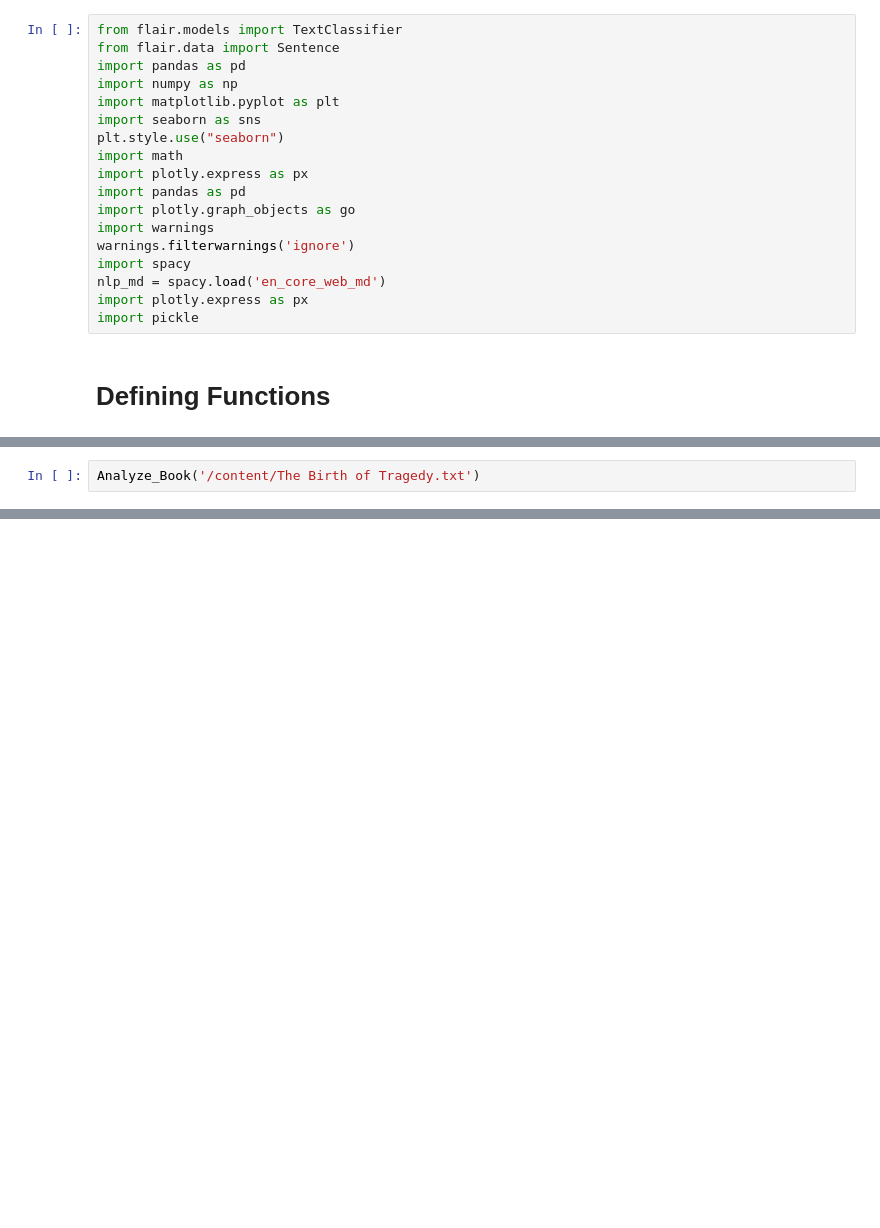
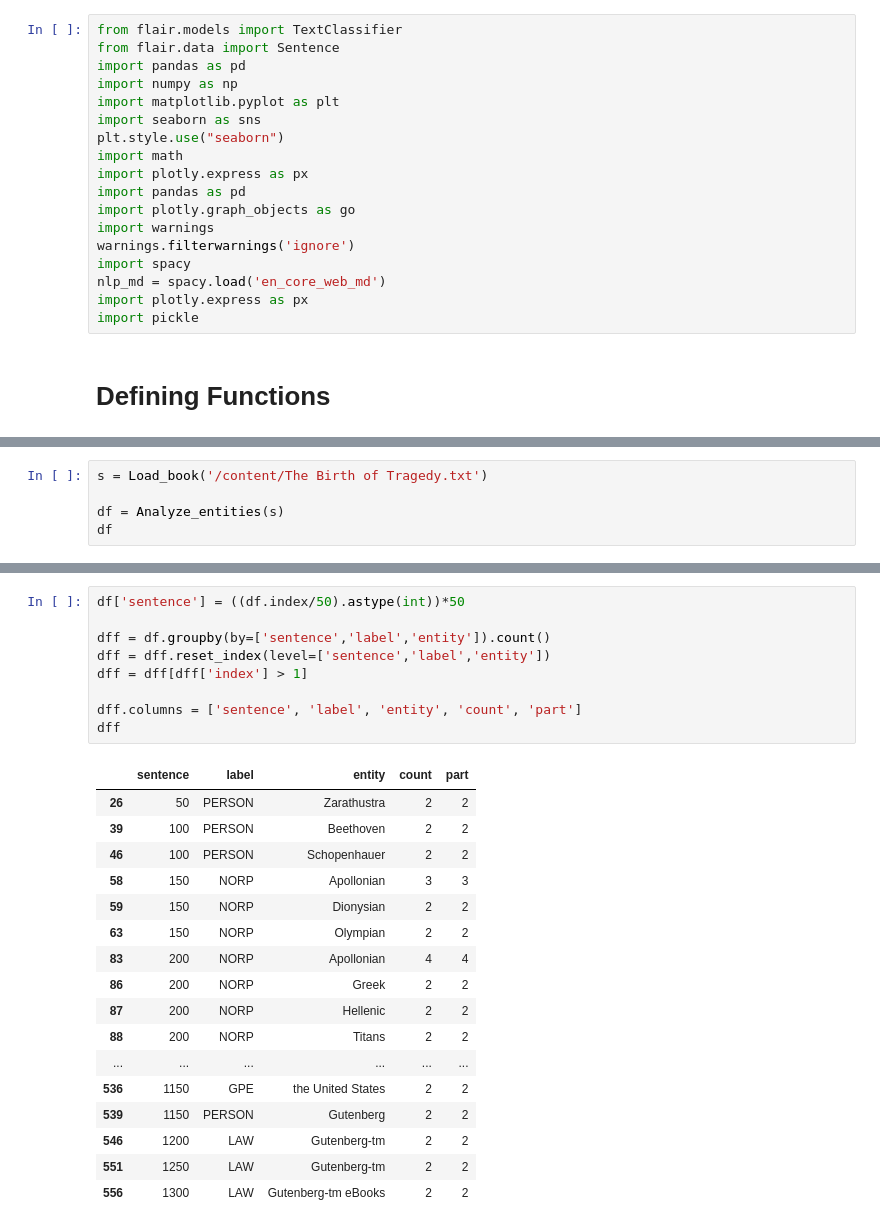
Before and after one commit to KhaldounN/Files-, a Jupyter notebook: FINAL_DSF.ipynb, the cells around one changed output, grey strips where cells are left out. Saved outputs shown, nothing was run; the diff lists cells and outputs as text; blank space fills up the shorter version.

```diff
--- a/FINAL_DSF.ipynb
+++ b/FINAL_DSF.ipynb
@@ -374,3 +385,6 @@ Analyze_Book('/content/On the Genealogy of Morality.txt')
 [figure]
 # %%
-Analyze_Book('/content/The Birth of Tragedy.txt')
+s = Load_book('/content/The Birth of Tragedy.txt')
+
+df = Analyze_entities(s)
+df
@@ -385,0 +410,27 @@ filtered_list = [i for indx,i in enumerate(sentences) if i == ' ']
+# %%
+df['sentence'] = ((df.index/50).astype(int))*50
+
+dff = df.groupby(by=['sentence','label','entity']).count()
+dff = dff.reset_index(level=['sentence','label','entity'])
+dff = dff[dff['index'] > 1]
+
+dff.columns = ['sentence', 'label', 'entity', 'count', 'part']
+dff
+# %% [output]
+|  | sentence | label | entity | count | part |
+| 26 | 50 | PERSON | Zarathustra | 2 | 2 |
+| 39 | 100 | PERSON | Beethoven | 2 | 2 |
+| 46 | 100 | PERSON | Schopenhauer | 2 | 2 |
+| 58 | 150 | NORP | Apollonian | 3 | 3 |
+| 59 | 150 | NORP | Dionysian | 2 | 2 |
+| 63 | 150 | NORP | Olympian | 2 | 2 |
+| 83 | 200 | NORP | Apollonian | 4 | 4 |
+| 86 | 200 | NORP | Greek | 2 | 2 |
+| 87 | 200 | NORP | Hellenic | 2 | 2 |
+| 88 | 200 | NORP | Titans | 2 | 2 |
+| ... | ... | ... | ... | ... | ... |
+| 536 | 1150 | GPE | the United States | 2 | 2 |
+| 539 | 1150 | PERSON | Gutenberg | 2 | 2 |
+| 546 | 1200 | LAW | Gutenberg-tm | 2 | 2 |
+| 551 | 1250 | LAW | Gutenberg-tm | 2 | 2 |
+| 556 | 1300 | LAW | Gutenberg-tm eBooks | 2 | 2 |
```
Also changed, not shown: parts of 15 cells of this notebook.
